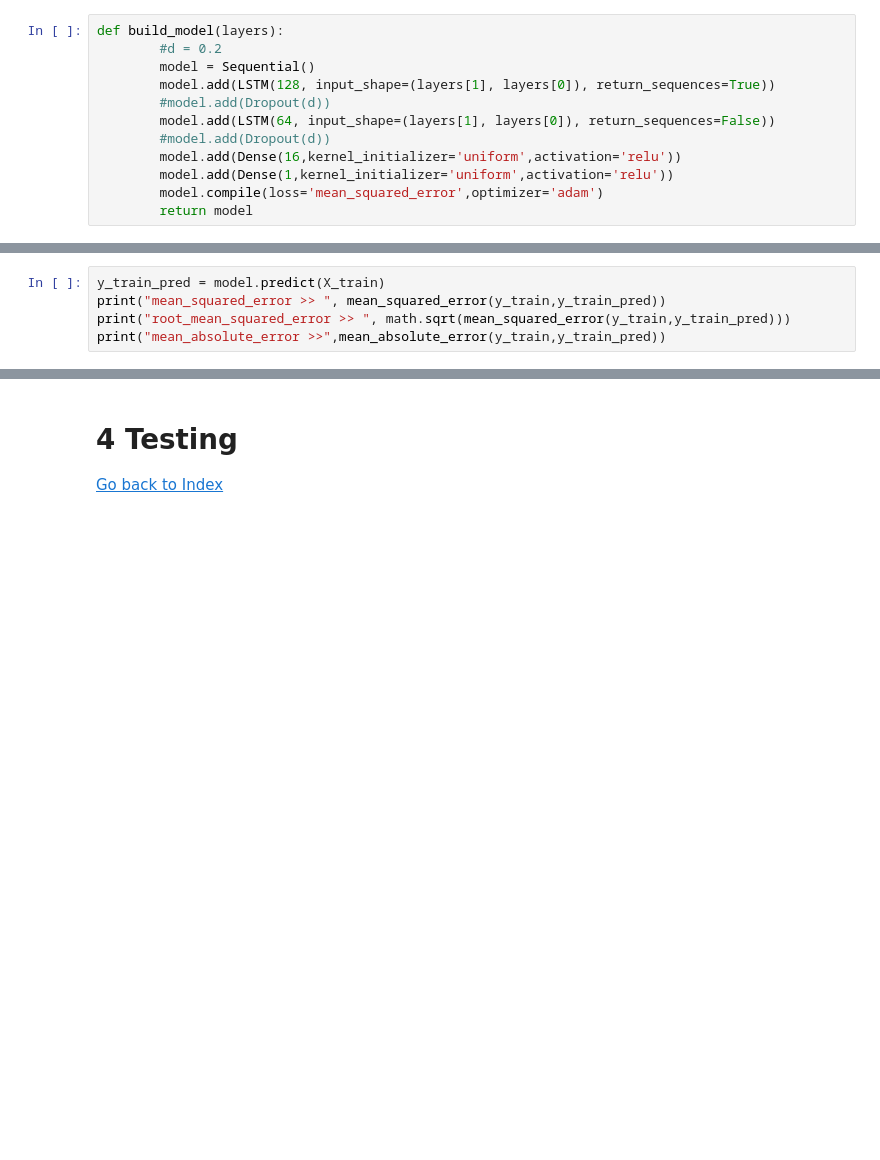
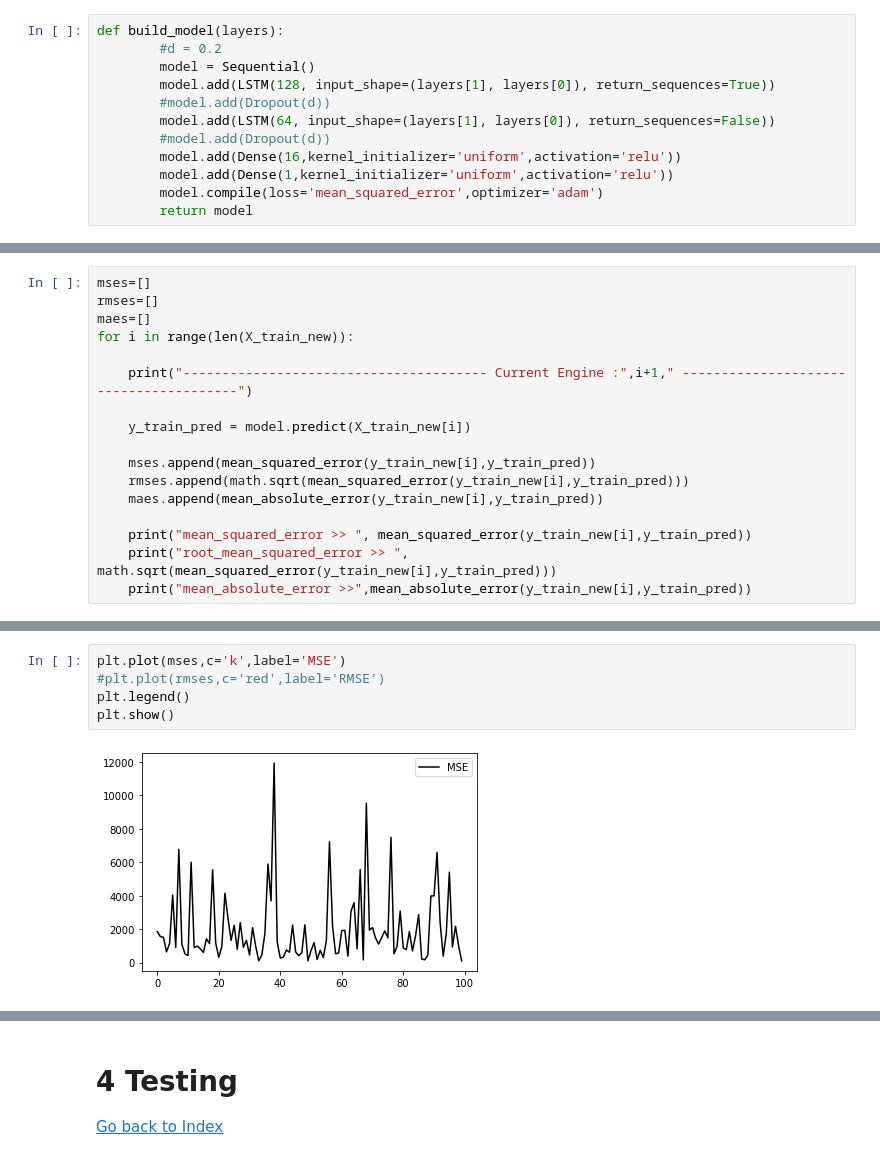
Before and after one commit to mehidi38/RUL-Prediction, a Jupyter notebook: RUL Prediction using LSTM Lookback=20.ipynb, the cells around one changed output, grey strips where cells are left out. Saved outputs shown, nothing was run; the diff lists cells and outputs as text; blank space fills up the shorter version.

```diff
--- a/RUL Prediction using LSTM Lookback=20.ipynb
+++ b/RUL Prediction using LSTM Lookback=20.ipynb
@@ -356,5 +428,0 @@ plt.show()
-# %%
-y_train_pred = model.predict(X_train)
-print("mean_squared_error >> ", mean_squared_error(y_train,y_train_pred))
-print("root_mean_squared_error >> ", math.sqrt(mean_squared_error(y_train,y_train_pred)))
-print("mean_absolute_error >>",mean_absolute_error(y_train,y_train_pred))
@@ -364,0 +429,17 @@ mean_absolute_error >> 5.778083387460453
+# %%
+mses=[]
+rmses=[]
+maes=[]
+for i in range(len(X_train_new)):
+
+    print("--------------------------------------- Current Engine :",i+1," ---------------------------------------")
+
+    y_train_pred = model.predict(X_train_new[i])
+
+    mses.append(mean_squared_error(y_train_new[i],y_train_pred))
+    rmses.append(math.sqrt(mean_squared_error(y_train_new[i],y_train_pred)))
+    maes.append(mean_absolute_error(y_train_new[i],y_train_pred))
+
+    print("mean_squared_error >> ", mean_squared_error(y_train_new[i],y_train_pred))
+    print("root_mean_squared_error >> ", math.sqrt(mean_squared_error(y_train_new[i],y_train_pred)))
+    print("mean_absolute_error >>",mean_absolute_error(y_train_new[i],y_train_pred))
@@ -364,0 +464,7 @@ mean_absolute_error >> 5.778083387460453
+# %%
+plt.plot(mses,c='k',label='MSE')
+#plt.plot(rmses,c='red',label='RMSE')
+plt.legend()
+plt.show()
+# %% [output]
+[figure, added]
```
Also changed, not shown: parts of 42 cells of this notebook, 2 other files.
